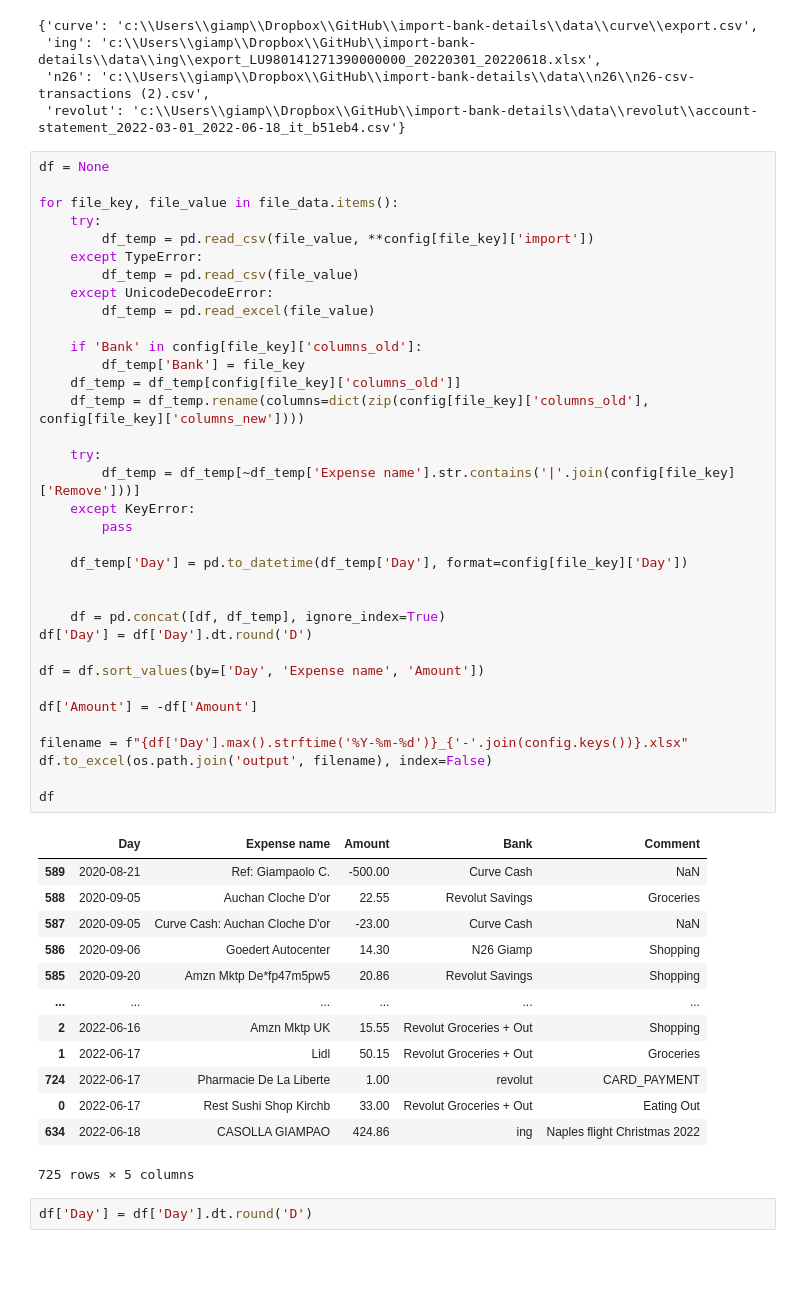
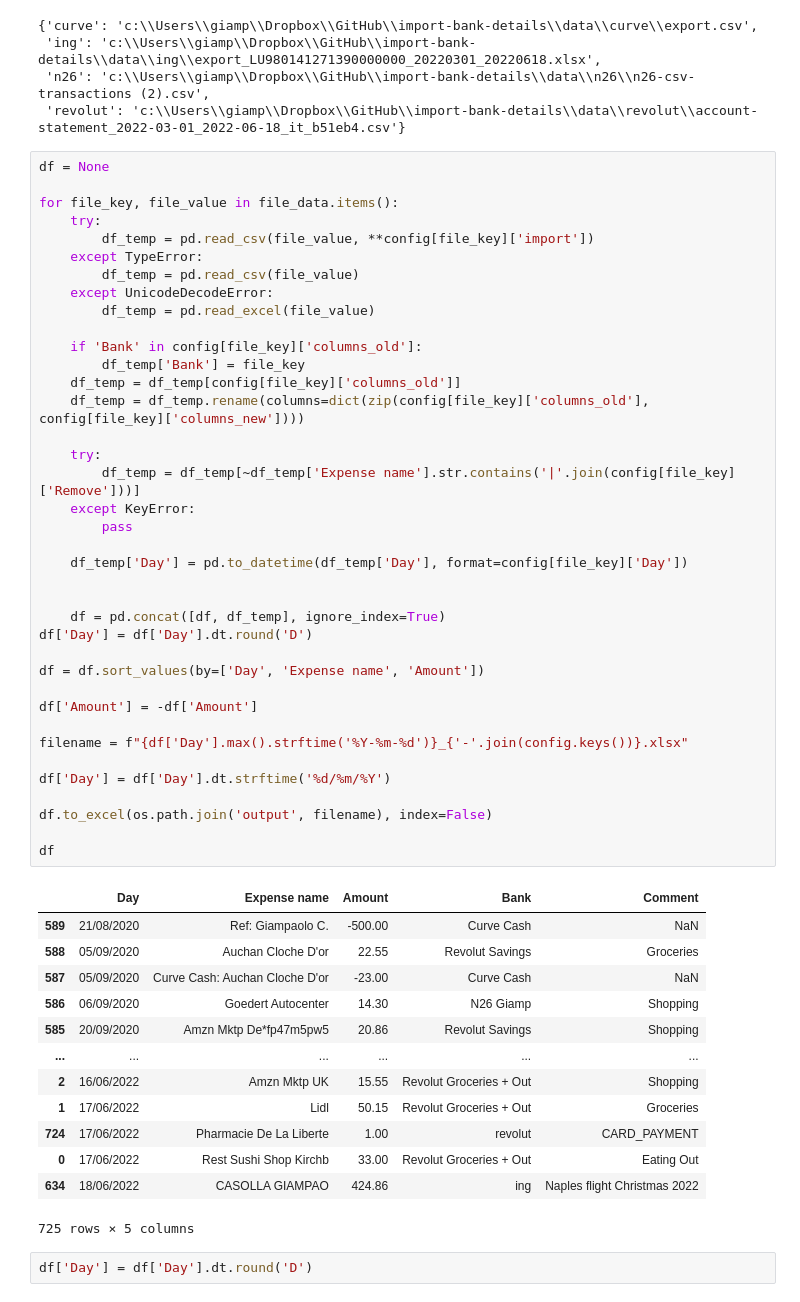
Before and after one commit to giampaolocasolla/import-bank-details, a Jupyter notebook: main.ipynb, the cells around one changed output. Saved outputs shown, nothing was run; the diff lists cells and outputs as text; blank space fills up the shorter version.

```diff
--- a/main.ipynb
+++ b/main.ipynb
@@ -50,44 +50,47 @@ for file_key, file_value in file_data.items():
         df_temp = pd.read_csv(file_value)
     except UnicodeDecodeError:
         df_temp = pd.read_excel(file_value)
 
     if 'Bank' in config[file_key]['columns_old']:
         df_temp['Bank'] = file_key
     df_temp = df_temp[config[file_key]['columns_old']]
     df_temp = df_temp.rename(columns=dict(zip(config[file_key]['columns_old'], config[file_key]['columns_new'])))
 
     try:
         df_temp = df_temp[~df_temp['Expense name'].str.contains('|'.join(config[file_key]['Remove']))]
     except KeyError:
         pass
 
     df_temp['Day'] = pd.to_datetime(df_temp['Day'], format=config[file_key]['Day'])
 
 
     df = pd.concat([df, df_temp], ignore_index=True)
 df['Day'] = df['Day'].dt.round('D')
 
 df = df.sort_values(by=['Day', 'Expense name', 'Amount'])
 
 df['Amount'] = -df['Amount']
 
 filename = f"{df['Day'].max().strftime('%Y-%m-%d')}_{'-'.join(config.keys())}.xlsx"
+
+df['Day'] = df['Day'].dt.strftime('%d/%m/%Y')
+
 df.to_excel(os.path.join('output', filename), index=False)
 
 df
 # %% [output]
 |  | Day | Expense name | Amount | Bank | Comment |
-| 589 | 2020-08-21 | Ref: Giampaolo C. | -500.00 | Curve Cash | NaN |
-| 588 | 2020-09-05 | Auchan Cloche D'or | 22.55 | Revolut Savings | Groceries |
-| 587 | 2020-09-05 | Curve Cash: Auchan Cloche D'or | -23.00 | Curve Cash | NaN |
-| 586 | 2020-09-06 | Goedert Autocenter | 14.30 | N26 Giamp | Shopping |
-| 585 | 2020-09-20 | Amzn Mktp De*fp47m5pw5 | 20.86 | Revolut Savings | Shopping |
+| 589 | 21/08/2020 | Ref: Giampaolo C. | -500.00 | Curve Cash | NaN |
+| 588 | 05/09/2020 | Auchan Cloche D'or | 22.55 | Revolut Savings | Groceries |
+| 587 | 05/09/2020 | Curve Cash: Auchan Cloche D'or | -23.00 | Curve Cash | NaN |
+| 586 | 06/09/2020 | Goedert Autocenter | 14.30 | N26 Giamp | Shopping |
+| 585 | 20/09/2020 | Amzn Mktp De*fp47m5pw5 | 20.86 | Revolut Savings | Shopping |
 | ... | ... | ... | ... | ... | ... |
-| 2 | 2022-06-16 | Amzn Mktp UK | 15.55 | Revolut Groceries + Out | Shopping |
-| 1 | 2022-06-17 | Lidl | 50.15 | Revolut Groceries + Out | Groceries |
-| 724 | 2022-06-17 | Pharmacie De La Liberte | 1.00 | revolut | CARD_PAYMENT |
-| 0 | 2022-06-17 | Rest Sushi Shop Kirchb | 33.00 | Revolut Groceries + Out | Eating Out |
-| 634 | 2022-06-18 | CASOLLA GIAMPAO | 424.86 | ing | Naples flight Christmas 2022 |
+| 2 | 16/06/2022 | Amzn Mktp UK | 15.55 | Revolut Groceries + Out | Shopping |
+| 1 | 17/06/2022 | Lidl | 50.15 | Revolut Groceries + Out | Groceries |
+| 724 | 17/06/2022 | Pharmacie De La Liberte | 1.00 | revolut | CARD_PAYMENT |
+| 0 | 17/06/2022 | Rest Sushi Shop Kirchb | 33.00 | Revolut Groceries + Out | Eating Out |
+| 634 | 18/06/2022 | CASOLLA GIAMPAO | 424.86 | ing | Naples flight Christmas 2022 |
 725 rows × 5 columns
 # %%
 df['Day'] = df['Day'].dt.round('D')
```
Also changed, not shown: 1 other file.
